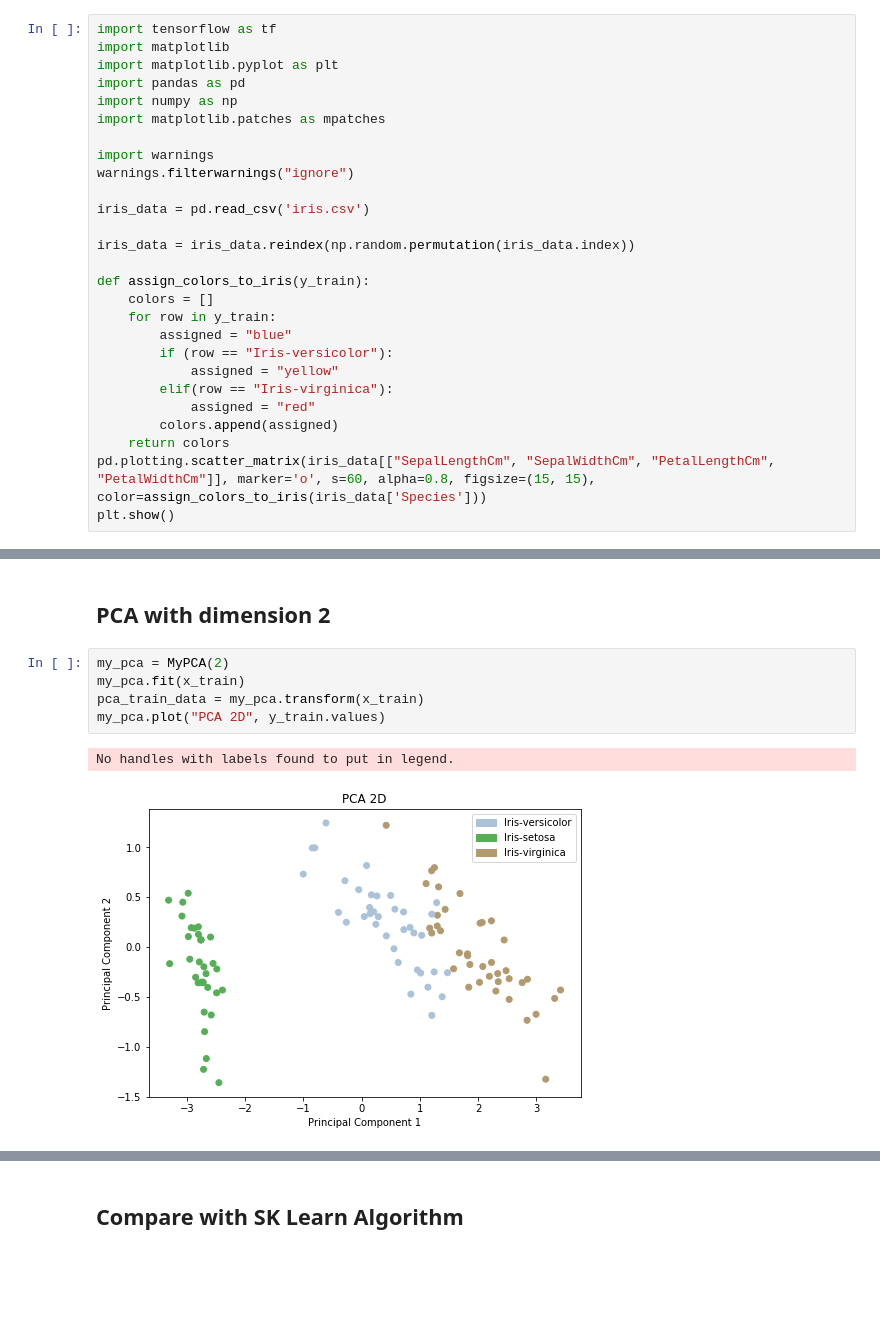
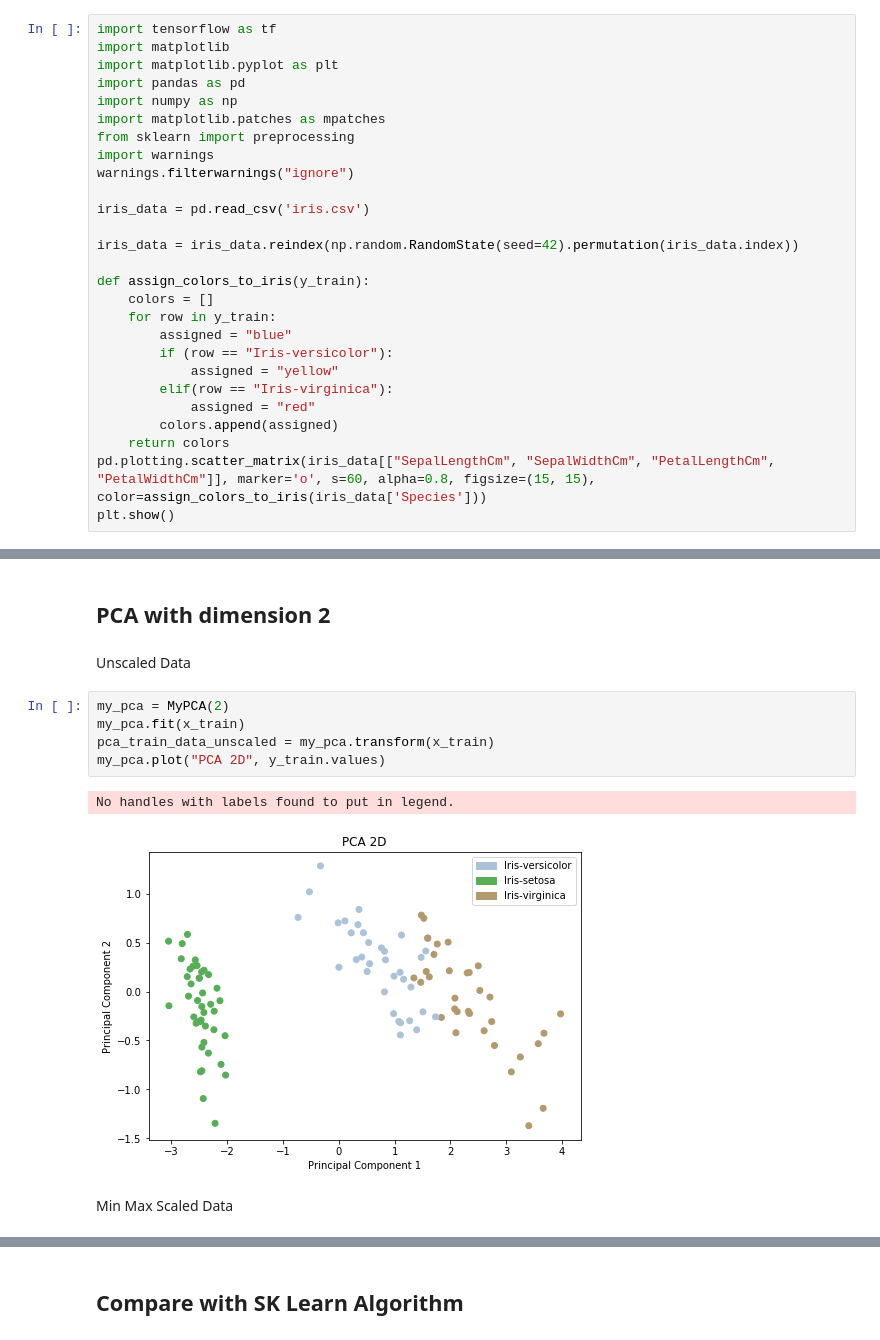
Before and after one commit to luisespriella9/ML-Algorithms, a Jupyter notebook: K-Nearest-Neighbors.ipynb, the cells around one changed output, grey strips where cells are left out. Drawn from its saved outputs; the diff is of its cells as text; blank space fills up the shorter version.

```diff
--- a/K-Nearest-Neighbors.ipynb
+++ b/K-Nearest-Neighbors.ipynb
@@ -5,13 +5,13 @@ import matplotlib.pyplot as plt
 import pandas as pd
 import numpy as np
 import matplotlib.patches as mpatches
-
+from sklearn import preprocessing
 import warnings
 warnings.filterwarnings("ignore")
 
 iris_data = pd.read_csv('iris.csv')
 
-iris_data = iris_data.reindex(np.random.permutation(iris_data.index))
+iris_data = iris_data.reindex(np.random.RandomState(seed=42).permutation(iris_data.index))
 
 def assign_colors_to_iris(y_train):
     colors = []
@@ -159,11 +255,15 @@ class MyPCA:
         plt.show()
 # %% [markdown]
 ## PCA with dimension 2
+# %% [markdown]
+Unscaled Data
 # %%
 my_pca = MyPCA(2)
 my_pca.fit(x_train)
-pca_train_data = my_pca.transform(x_train)
+pca_train_data_unscaled = my_pca.transform(x_train)
 my_pca.plot("PCA 2D", y_train.values)
 # %% [output]
 No handles with labels found to put in legend.
-[figure, old version]
+[figure, new version]
+# %% [markdown]
+Min Max Scaled Data
```
Also changed, not shown: parts of 20 cells of this notebook.
